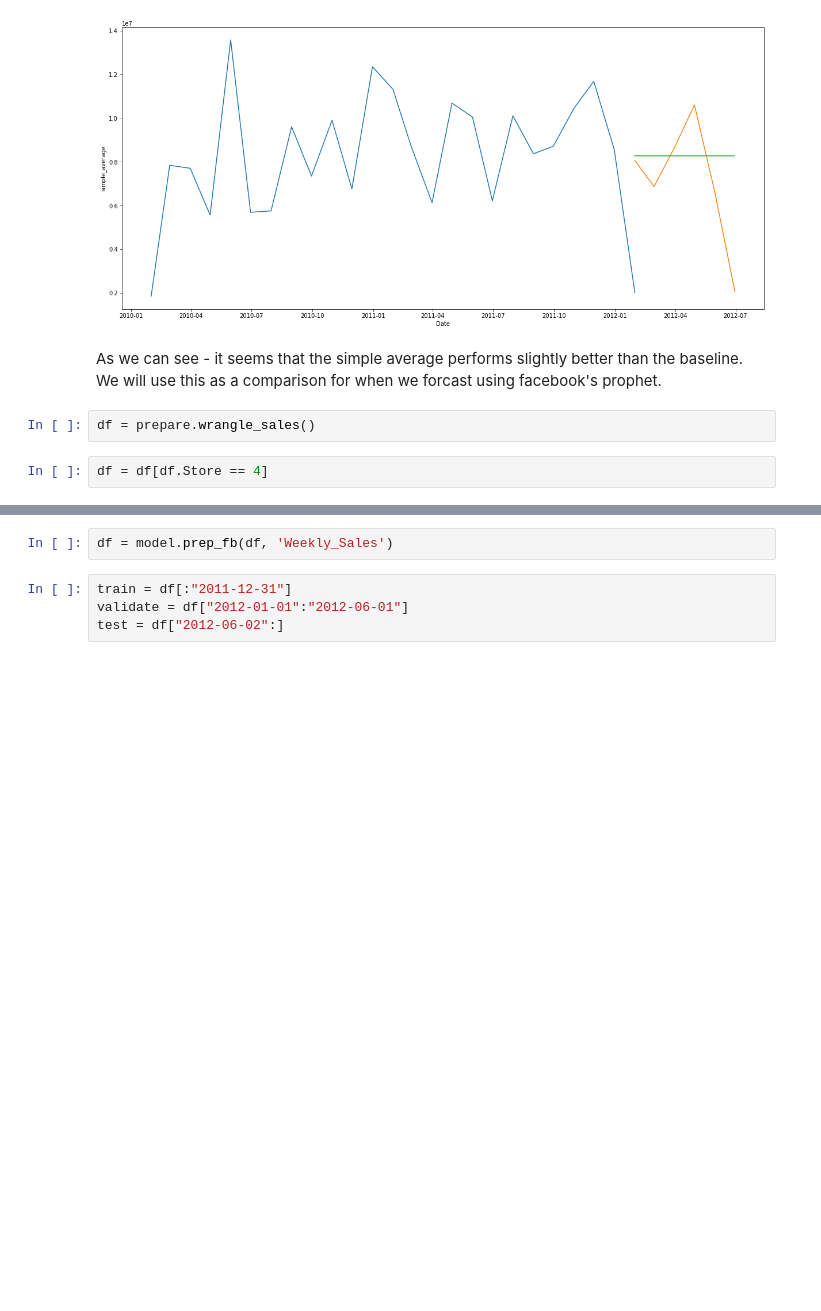
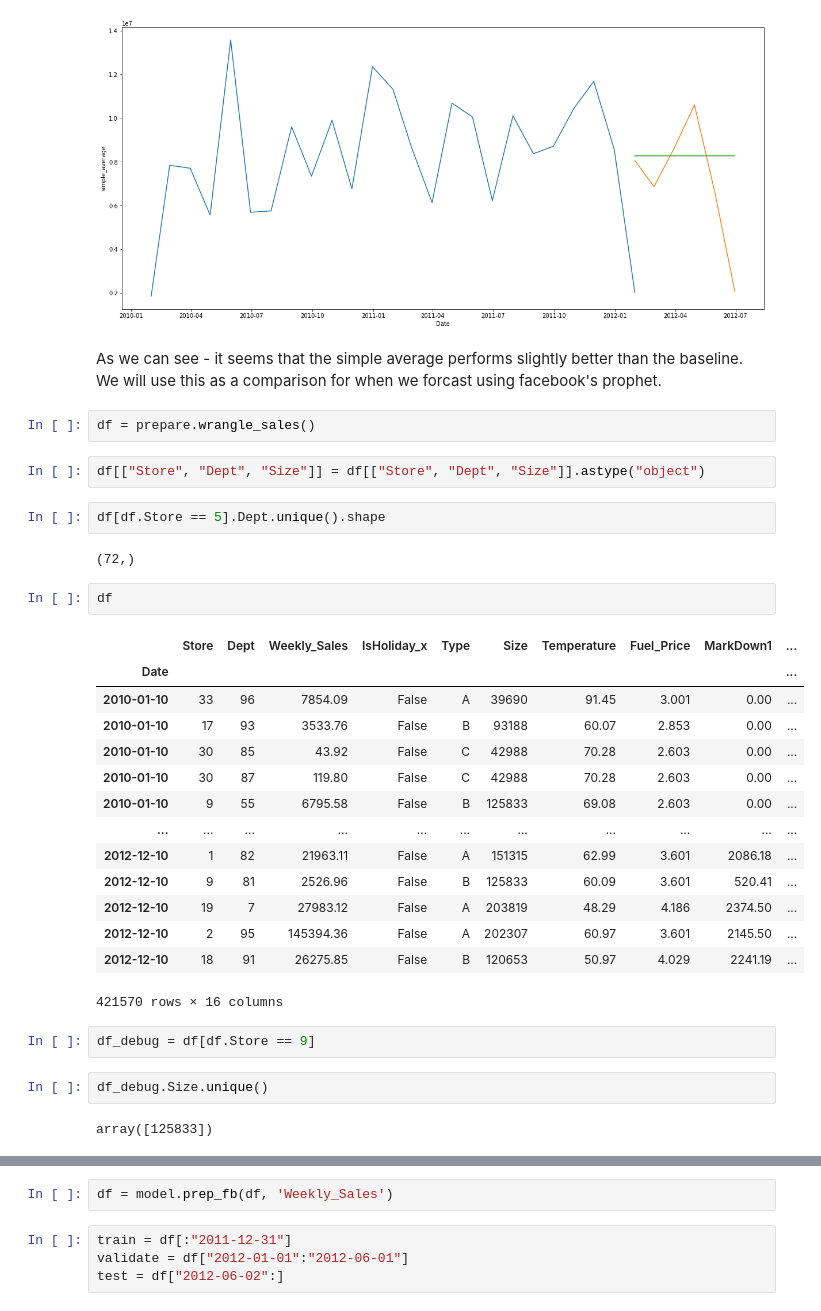
Before and after one commit to guedanie/retail-time-series-project, a Jupyter notebook: retail-time-series-analysis.ipynb, the cells around one changed output, grey strips where cells are left out. Saved outputs shown, nothing was run; the diff lists cells and outputs as text; blank space fills up the shorter version.

```diff
--- a/retail-time-series-analysis.ipynb
+++ b/retail-time-series-analysis.ipynb
@@ -457,5 +468,32 @@ model.plot_prediction("simple_average", "Weekly_Sales", test_model, validate_mod
 As we can see - it seems that the simple average performs slightly better than the baseline. We will use this as a comparison for when we forcast using facebook's prophet.
 # %%
 df = prepare.wrangle_sales()
+# %%
+df[["Store", "Dept", "Size"]] = df[["Store", "Dept", "Size"]].astype("object")
+# %%
+df[df.Store == 5].Dept.unique().shape
+# %% [output]
+(72,)
+# %%
+df
+# %% [output]
+|  | Store | Dept | Weekly_Sales | IsHoliday_x | Type | Size | Temperature | Fuel_Price | MarkDown1 | ... |
+| Date |  |  |  |  |  |  |  |  |  | ... |
+| 2010-01-10 | 33 | 96 | 7854.09 | False | A | 39690 | 91.45 | 3.001 | 0.00 | ... |
+| 2010-01-10 | 17 | 93 | 3533.76 | False | B | 93188 | 60.07 | 2.853 | 0.00 | ... |
+| 2010-01-10 | 30 | 85 | 43.92 | False | C | 42988 | 70.28 | 2.603 | 0.00 | ... |
+| 2010-01-10 | 30 | 87 | 119.80 | False | C | 42988 | 70.28 | 2.603 | 0.00 | ... |
+| 2010-01-10 | 9 | 55 | 6795.58 | False | B | 125833 | 69.08 | 2.603 | 0.00 | ... |
+| ... | ... | ... | ... | ... | ... | ... | ... | ... | ... | ... |
+| 2012-12-10 | 1 | 82 | 21963.11 | False | A | 151315 | 62.99 | 3.601 | 2086.18 | ... |
+| 2012-12-10 | 9 | 81 | 2526.96 | False | B | 125833 | 60.09 | 3.601 | 520.41 | ... |
+| 2012-12-10 | 19 | 7 | 27983.12 | False | A | 203819 | 48.29 | 4.186 | 2374.50 | ... |
+| 2012-12-10 | 2 | 95 | 145394.36 | False | A | 202307 | 60.97 | 3.601 | 2145.50 | ... |
+| 2012-12-10 | 18 | 91 | 26275.85 | False | B | 120653 | 50.97 | 4.029 | 2241.19 | ... |
+421570 rows × 16 columns
 # %%
-df = df[df.Store == 4]
+df_debug = df[df.Store == 9]
+# %%
+df_debug.Size.unique()
+# %% [output]
+array([125833])
```
Also changed, not shown: parts of 16 cells of this notebook.
